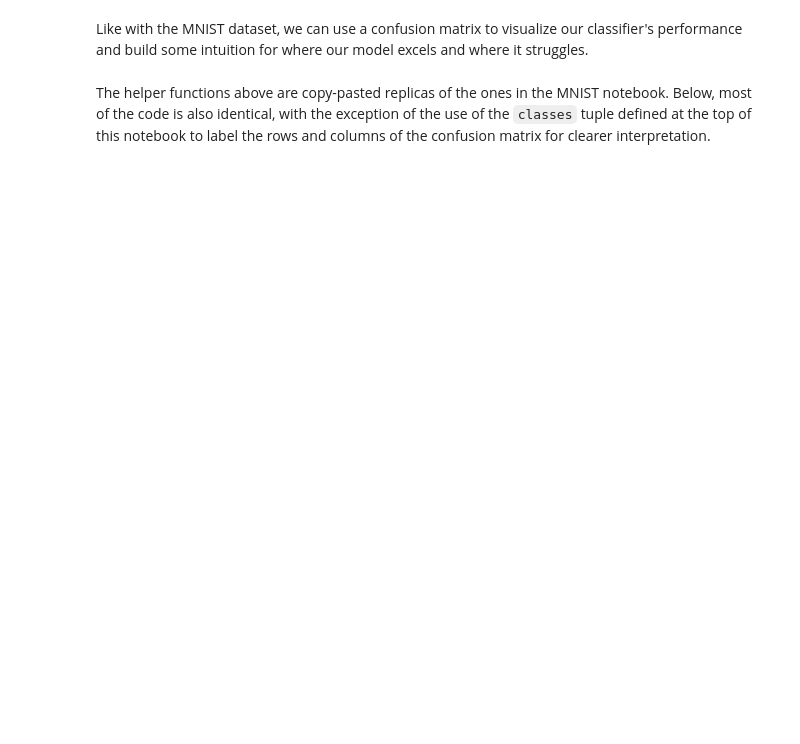
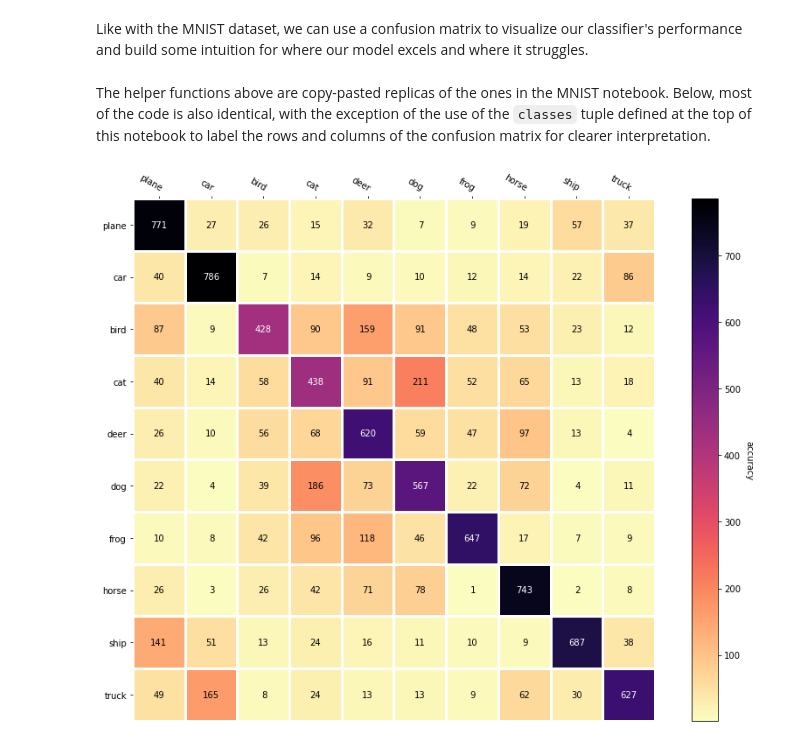
Before and after one commit to Quansight/cybera-training-2022, a Jupyter notebook: 23-CIFAR-10-PyTorch.ipynb, the cells around one changed output. Saved outputs shown, nothing was run; the diff lists cells and outputs as text; code cells hidden in the pictures; blank space fills up the shorter version.

```diff
--- a/23-CIFAR-10-PyTorch.ipynb
+++ b/23-CIFAR-10-PyTorch.ipynb
@@ -338,31 +365,36 @@ The helper functions above are copy-pasted replicas of the ones in the MNIST not
 # %%
 from sklearn.metrics import confusion_matrix
 
 y_pred = []
 y_true = []
 
 # iterate over test data
-n = 0
-for inputs, labels in testloader:
-        output = net(inputs) # Feed Network
+with torch.no_grad():
+    for data in testloader:
+        images, labels = data
+        images = images.to(device)
+        labels = labels.to(device)
+        output = net(images) # Feed Network
 
-        output = (torch.max(torch.exp(output), 1)[1]).data.cpu().numpy()
-        y_pred.extend(output) # Save Prediction
+        pred = torch.max(output, 1)[1].cpu().numpy()
+        y_pred.extend(pred) # Save Prediction
 
-        labels = labels.data.cpu().numpy()
+        labels = labels.cpu().numpy()
         y_true.extend(labels) # Save Truth
 
 # Build confusion matrix
 cf_matrix = confusion_matrix(y_true, y_pred)
 
 fig, ax = plt.subplots(figsize = (12, 9))
 
 im, cbar = heatmap(cf_matrix, classes, classes, ax=ax,
                    cmap="magma_r", cbarlabel="accuracy")
 texts = annotate_heatmap(im)
 
 fig.tight_layout()
 plt.show()
+# %% [output]
+[figure, added]
 # %% [markdown]
 <center>
     <tr>
```
Also changed, not shown: parts of 5 cells of this notebook, 2 other files.
